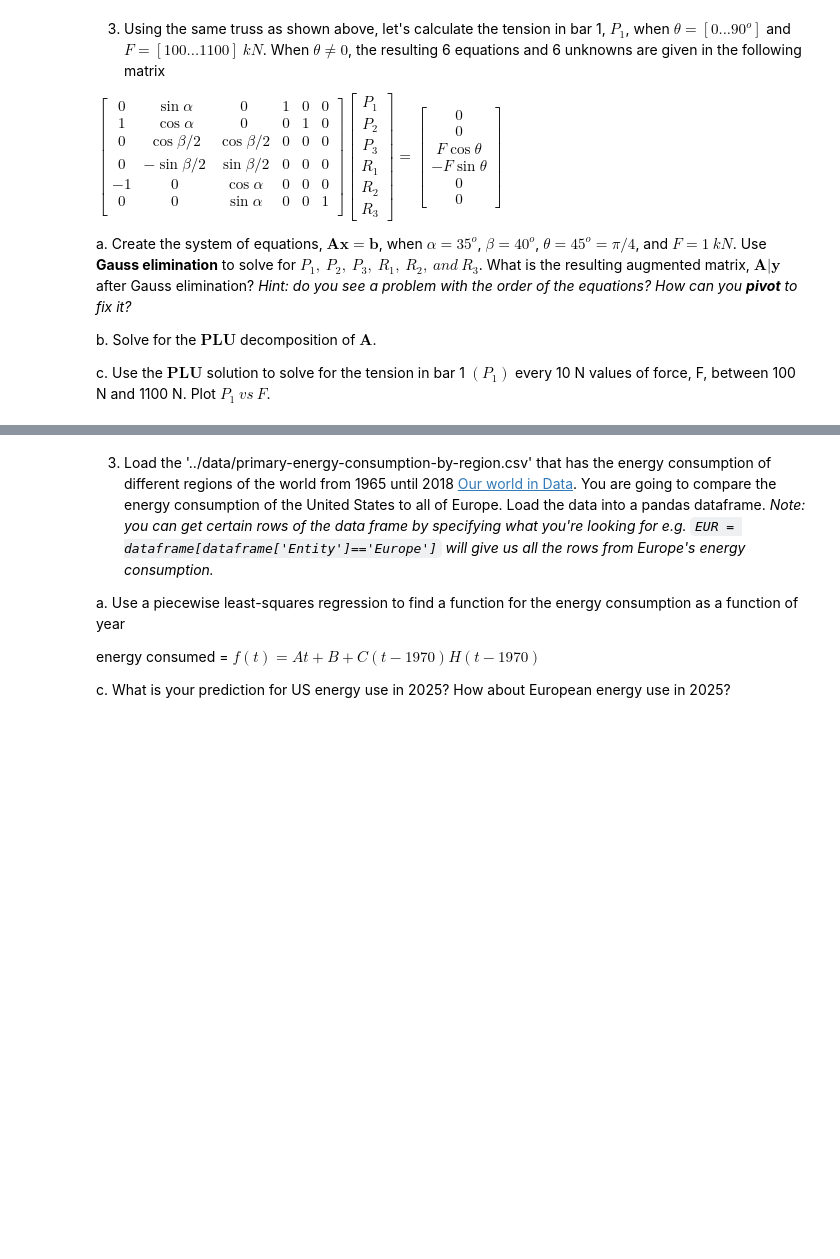
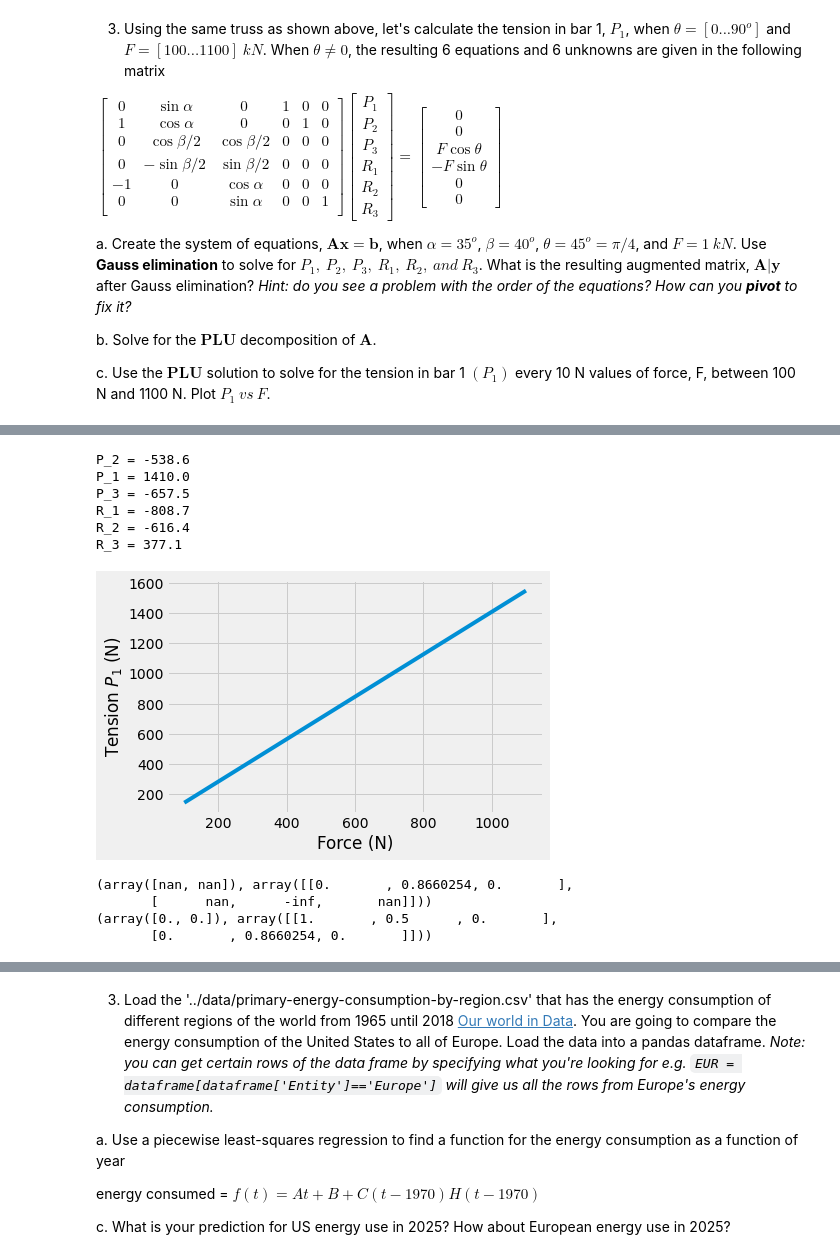
Before and after one commit to hamwalker/computational-mechanics, a Jupyter notebook: module_04/notebooks/HW_04.ipynb, the cells around one changed output, grey strips where cells are left out. Drawn from its saved outputs; the diff is of its cells as text; code cells hidden in the pictures; blank space fills up the shorter version.

```diff
--- a/module_04/notebooks/HW_04.ipynb
+++ b/module_04/notebooks/HW_04.ipynb
@@ -92,0 +120,3 @@ d. What are the warmest and coldest rooms? What are their temperatures?
+# %%
+# 1.2c
+x = np.linalg.solve(A,b)
@@ -198,3 +546,53 @@ c. Use the $\mathbf{PLU}$ solution to solve for the tension in bar 1 $(P_1)$ eve
+# %%
+# 2.3b
+from scipy.linalg import lu
+
+P,L,U = lu(LHS) # a built-in partial-pivoting LU decomposition function
+# print('P=\n',P)
+# print('L=\n',L)
+# print('U=\n',U)
+
+sol = solveLU(L,U,P.T@RHS)
+for i in range(len(sol)):
+    print('{}' .format(var[i]), '= {:3.1f}'.format(sol[i]))
+# %% [output]
+P_2 = -538.6
+P_1 = 1410.0
+P_3 = -657.5
+R_1 = -808.7
+R_2 = -616.4
+R_3 = 377.1
+# %%
+# 2.3c
+F = np.arange(100,1110,10)
+sol = np.zeros(len(F))
+
+for i in range(len(F)):
+    RHS = np.array([0, 0, F[i]*np.cos(theta), -F[i]*np.sin(theta),0 , 0])
+    pee = solveLU(L,U,P.T@RHS)
+    sol[i] = pee[1]
+
+plt.plot(F, sol)
+plt.xlabel('Force (N)')
+plt.ylabel('Tension $P_1$ (N)');
+# %% [output]
+[figure, added]
+# %%
+# In class
+A = np.array([[0, np.sin(np.pi/3)],
+             [1, np.cos(np.pi/3)]])
+print(GaussNaive(A, np.array([0,0])))
+
+# fix error by switching rows, gets rid of divife by zero
+# need to swap rows in the matrix for number 3
+A = np.array([[1, np.cos(np.pi/3)],
+              [0, np.sin(np.pi/3)]])
+print(GaussNaive(A, np.array([0,0])))
+# %% [output]
+(array([nan, nan]), array([[0.       , 0.8660254, 0.       ],
+       [      nan,      -inf,       nan]]))
+(array([0., 0.]), array([[1.       , 0.5      , 0.       ],
+       [0.       , 0.8660254, 0.       ]]))
 # %% [markdown]
 ## Problems [Part 3](./03_Linear-regression-algebra.md)
 
```
Also changed, not shown: parts of 25 cells of this notebook, 7 other files.
